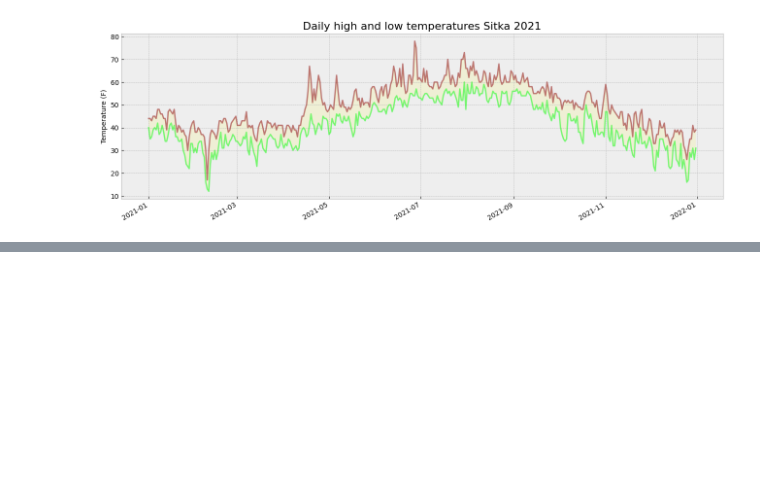
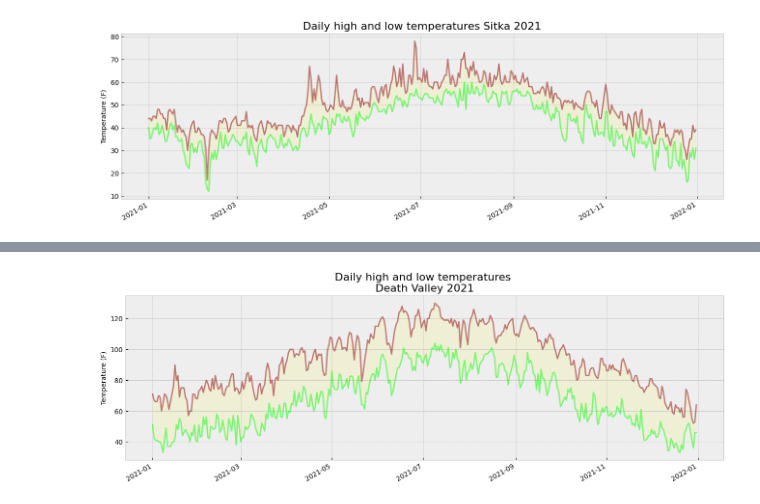
Before and after one commit to almanzanas/DataAnalystsJourney, a Jupyter notebook: data_visualization/downloading_data.ipynb, the cells around one changed output, grey strips where cells are left out. Cells and saved outputs as stored; diff of their text form; code cells hidden in the pictures; blank space fills up the shorter version.

```diff
--- a/data_visualization/downloading_data.ipynb
+++ b/data_visualization/downloading_data.ipynb
@@ -262,0 +338,43 @@ plt.show()
+# %%
+from pathlib import Path
+import csv
+from datetime import datetime
+
+import matplotlib.pyplot as plt
+
+path = Path("weather_data/death_valley_2021_simple.csv")
+lines = path.read_text().splitlines()
+
+reader = csv.reader(lines)
+header_row = next(reader)
+
+dates, highs, lows = [], [], []
+for row in reader:
+    current_date = datetime.strptime(row[2], '%Y-%m-%d')
+    try:
+        high = int(row[3])
+        low = int(row[4])
+    except ValueError: # We use the same traceback error we saw the last time
+        print(f"Missing value for {current_date}") # Every time python "read" a missing data will rise and error for that date
+        # And will continue the loop processing the next row without beaking the program
+    else:
+        dates.append(current_date)
+        highs.append(high)
+        lows.append(low)
+
+# Generating plot
+plt.style.use('bmh')
+fig, ax = plt.subplots(figsize=(16, 5))
+ax.plot(dates, highs, color="darkred", alpha=0.5)
+ax.plot(dates, lows, color="lime", alpha=0.5)
+ax.fill_between(dates, highs, lows, facecolor="yellow", alpha=0.1)
+
+# Format plot
+ax.set_title("Daily high and low temperatures \nDeath Valley 2021", fontsize=16)
+ax.set_xlabel("", fontsize=10)
+fig.autofmt_xdate()
+ax.set_ylabel("Temperature (F)", fontsize=10)
+ax.tick_params(labelsize=10)
+
+plt.show()
+# %% [output]
@@ -262,0 +382 @@ plt.show()
+[figure, added]
```
Also changed, not shown: parts of 12 cells of this notebook.
